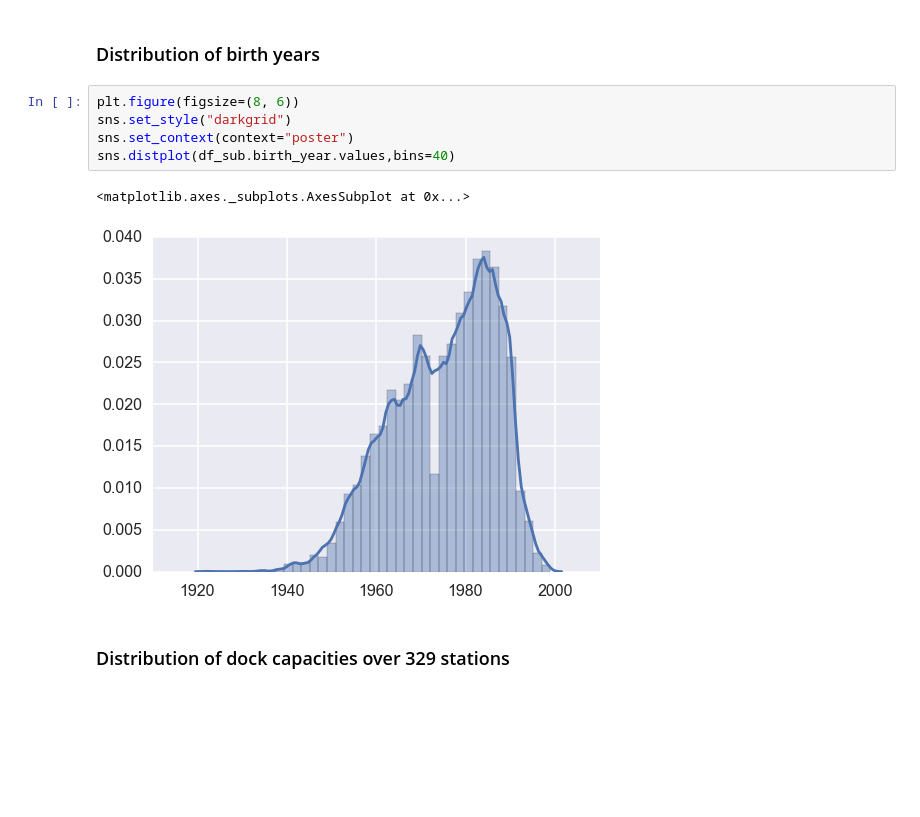
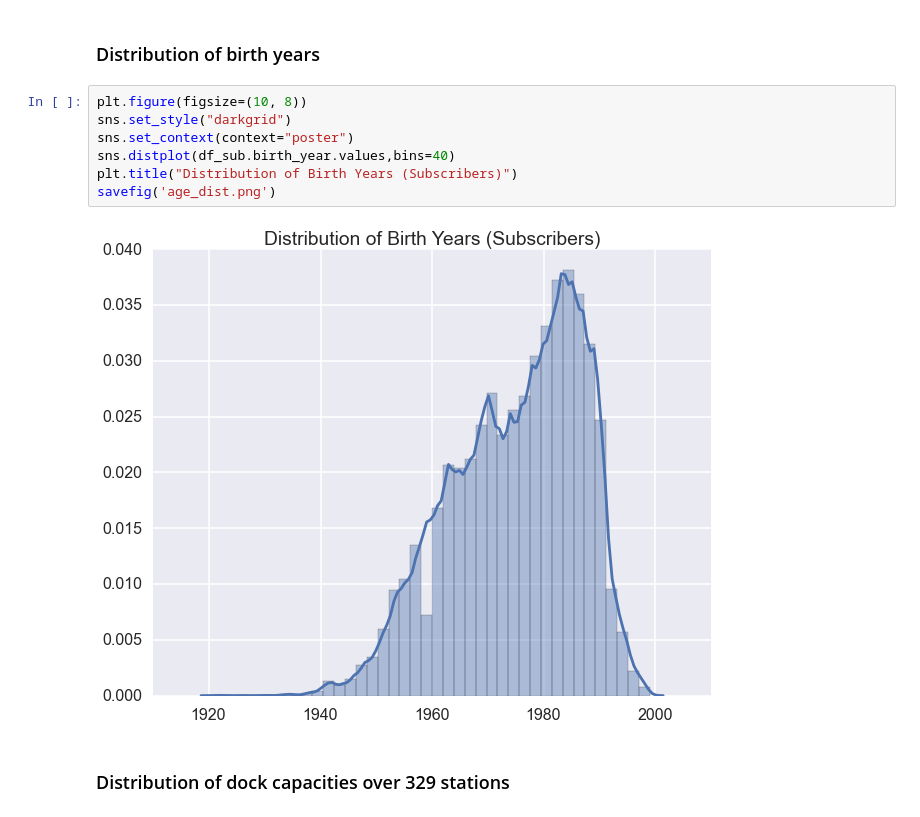
Before and after one commit to cgerson/bike-share-analysis, a Jupyter notebook: citibike.ipynb, the cells around one changed output. Drawn from its saved outputs; the diff is of its cells as text; blank space fills up the shorter version.

```diff
--- a/citibike.ipynb
+++ b/citibike.ipynb
@@ -209,13 +136,14 @@ Summary of full dataset                                         0
 # %% [markdown]
 ### Distribution of birth years
 # %%
-plt.figure(figsize=(8, 6))
+plt.figure(figsize=(10, 8))
 sns.set_style("darkgrid")
 sns.set_context(context="poster")
 sns.distplot(df_sub.birth_year.values,bins=40)
+plt.title("Distribution of Birth Years (Subscribers)")
+savefig('age_dist.png')
 # %% [output]
-<matplotlib.axes._subplots.AxesSubplot at 0x...>
-[figure, old version]
+[figure, new version]
 # %% [markdown]
 ### Distribution of dock capacities over 329 stations
 # %%
```
Also changed, not shown: parts of 19 cells of this notebook, 2 other files.
